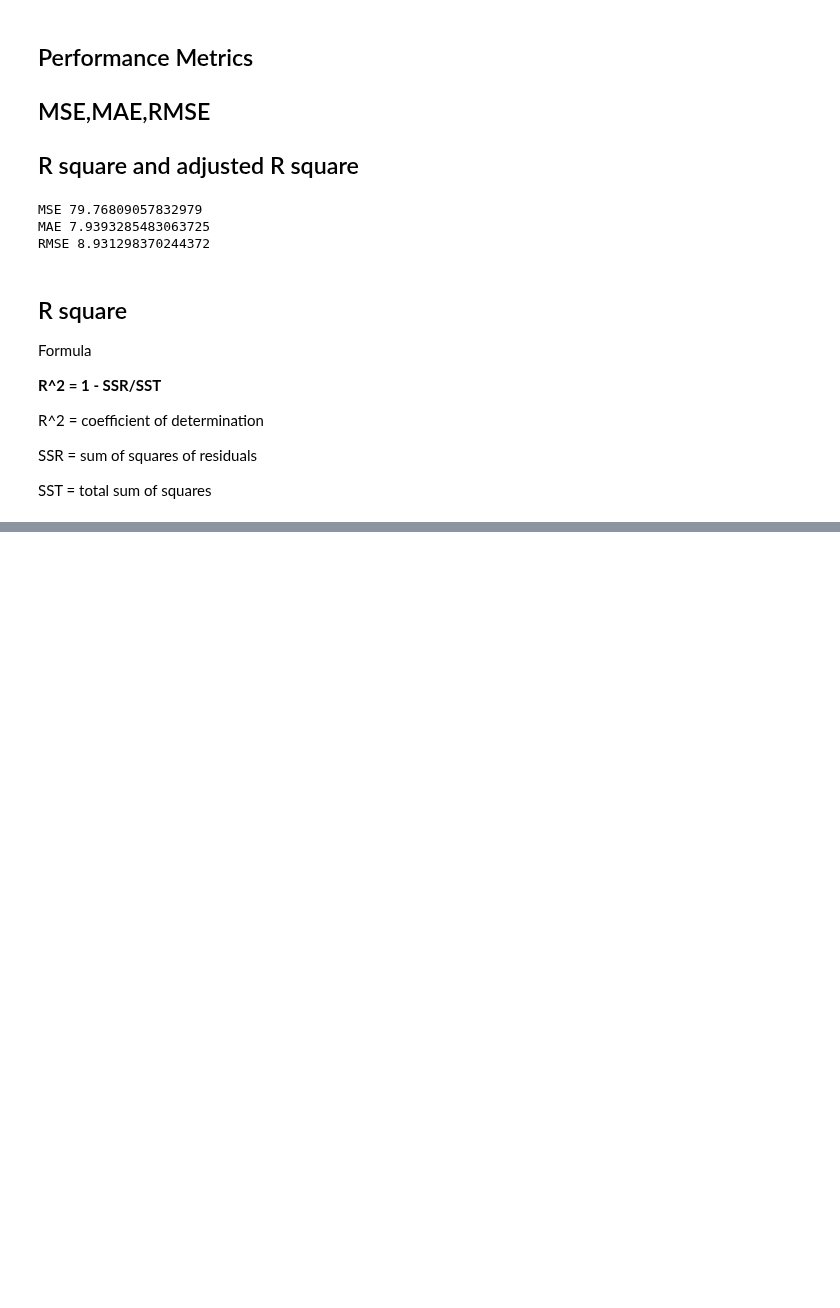
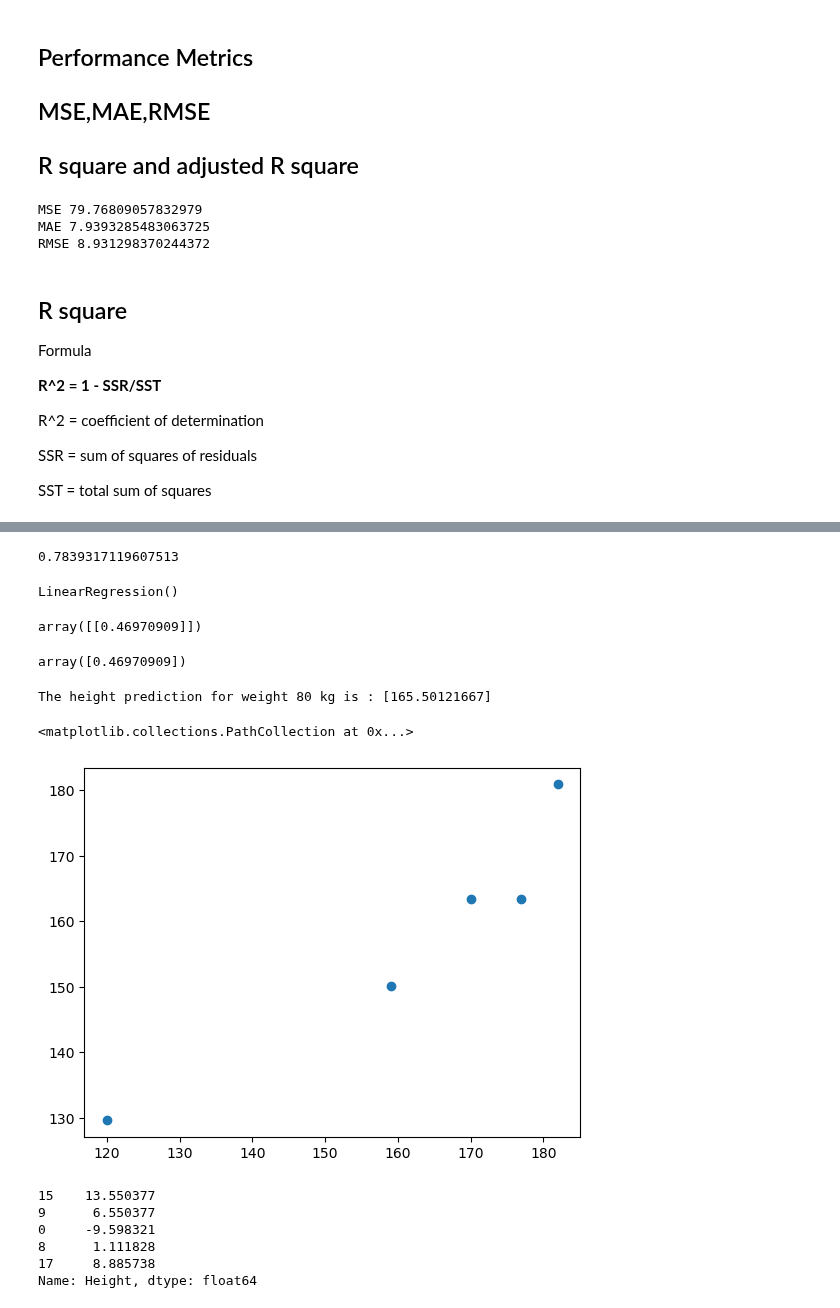
Before and after one commit to Shrungadithyaan/PW-DS_Week_Work, a Jupyter notebook: Machine Learning/Week15/3.0-Simple Linear Regression.ipynb, the cells around one changed output, grey strips where cells are left out. Saved outputs shown, nothing was run; the diff lists cells and outputs as text; code cells hidden in the pictures; blank space fills up the shorter version.

Commit message:
ml simple Linear Regression2  commit

```diff
--- a/Machine Learning/Week15/3.0-Simple Linear Regression.ipynb
+++ b/Machine Learning/Week15/3.0-Simple Linear Regression.ipynb
@@ -222,0 +239,42 @@ score = r2_score(y_test,y_pred_test)
+# %%
+## display adjusted R-squared
+1-(1-score)*(len(y_test)-1)/(len(y_test)-X_test.shape[1]-1)
+# %% [output]
+0.7839317119607513
+# %%
+regression
+# %% [output]
+LinearRegression()
+# %%
+## new data point weight is 80
+
+scaled_weight = scaler.transform([[80]])
+scaled_weight
+# %% [output]
+array([[0.46970909]])
+# %%
+scaled_weight[0]
+# %% [output]
+array([0.46970909])
+# %%
+print("The height prediction for weight 80 kg is :",regression.predict([scaled_weight[0]]))
+# %% [output]
+The height prediction for weight 80 kg is : [165.50121667]
+# %%
+## Assumptions
+## plot a scatter plot for the prediction
+plt.scatter(y_test,y_pred_test)
+# %% [output]
+<matplotlib.collections.PathCollection at 0x...>
+[figure, added]
+# %%
+## Residuals
+residuals=y_test-y_pred_test
+residuals
+# %% [output]
+15    13.550377
+9      6.550377
+0     -9.598321
+8      1.111828
+17     8.885738
+Name: Height, dtype: float64
```
Also changed, not shown: parts of 4 cells of this notebook.
